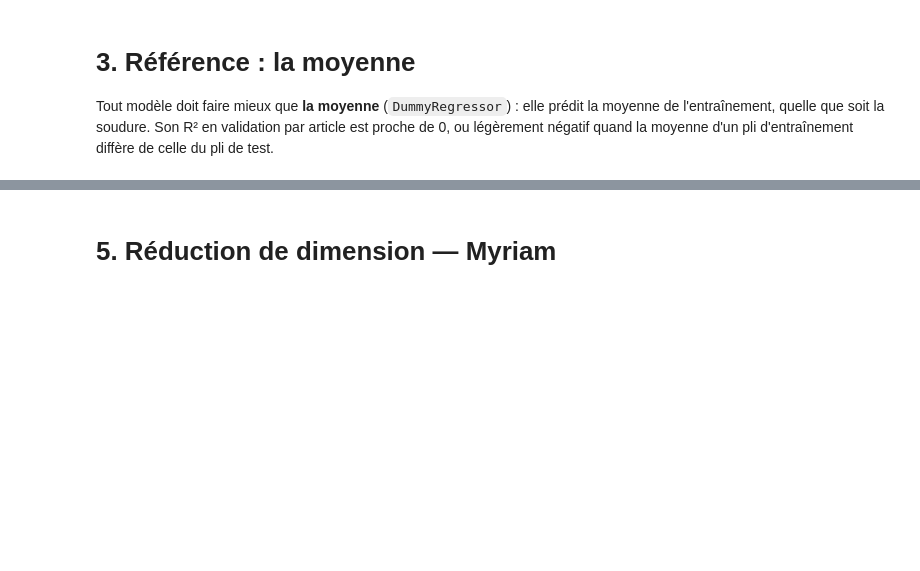
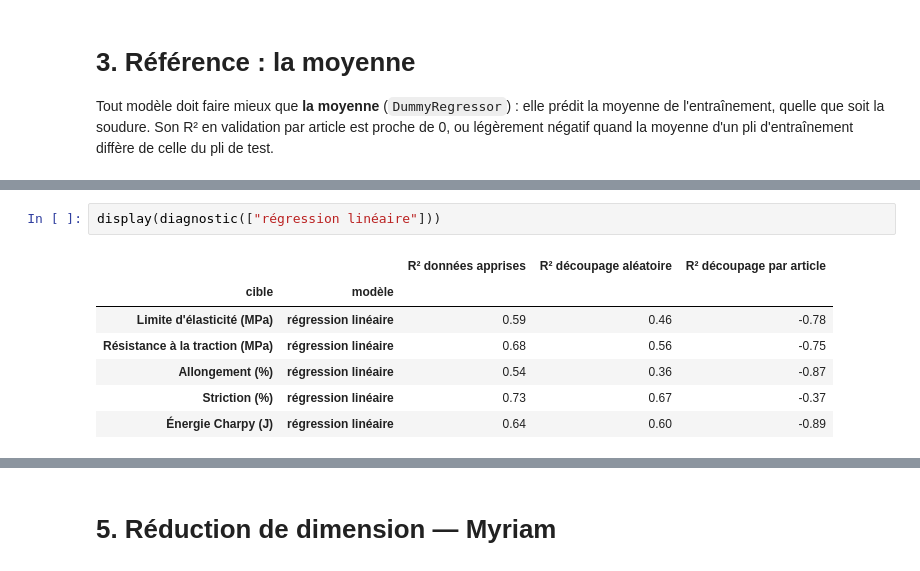
Before and after one commit to marglgls/Projet-ML-soudures, a Jupyter notebook: modeles.ipynb, the cells around one changed output, grey strips where cells are left out. Drawn from its saved outputs; the diff is of its cells as text; blank space fills up the shorter version.

```diff
--- a/modeles.ipynb
+++ b/modeles.ipynb
@@ -274,0 +311,10 @@ display(tableau_complet(["référence (moyenne)"]))
+# %%
+display(diagnostic(["régression linéaire"]))
+# %% [output]
+|  |  | R² données apprises | R² découpage aléatoire | R² découpage par article |
+| cible | modèle |  |  |  |
+| Limite d'élasticité (MPa) | régression linéaire | 0.59 | 0.46 | -0.78 |
+| Résistance à la traction (MPa) | régression linéaire | 0.68 | 0.56 | -0.75 |
+| Allongement (%) | régression linéaire | 0.54 | 0.36 | -0.87 |
+| Striction (%) | régression linéaire | 0.73 | 0.67 | -0.37 |
+| Énergie Charpy (J) | régression linéaire | 0.64 | 0.60 | -0.89 |
```
Also changed, not shown: parts of 36 cells of this notebook, 1 other file.
